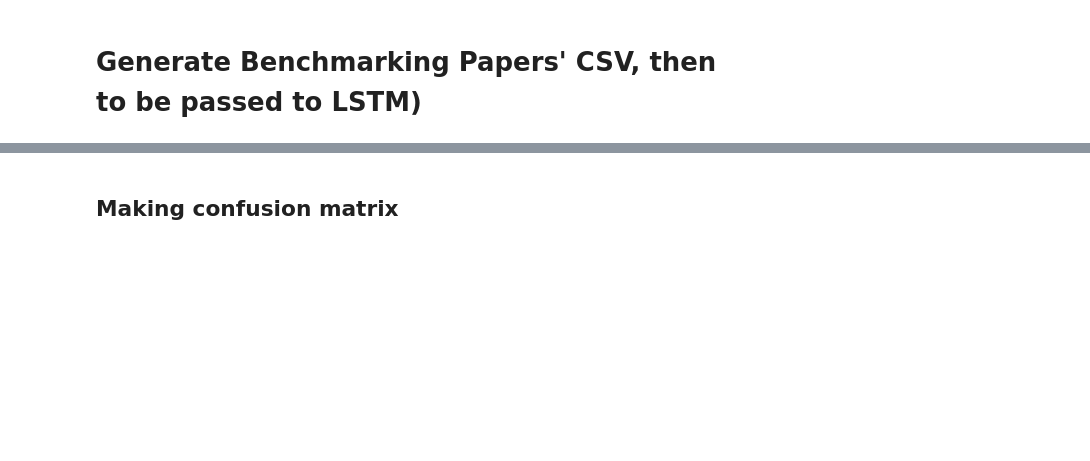
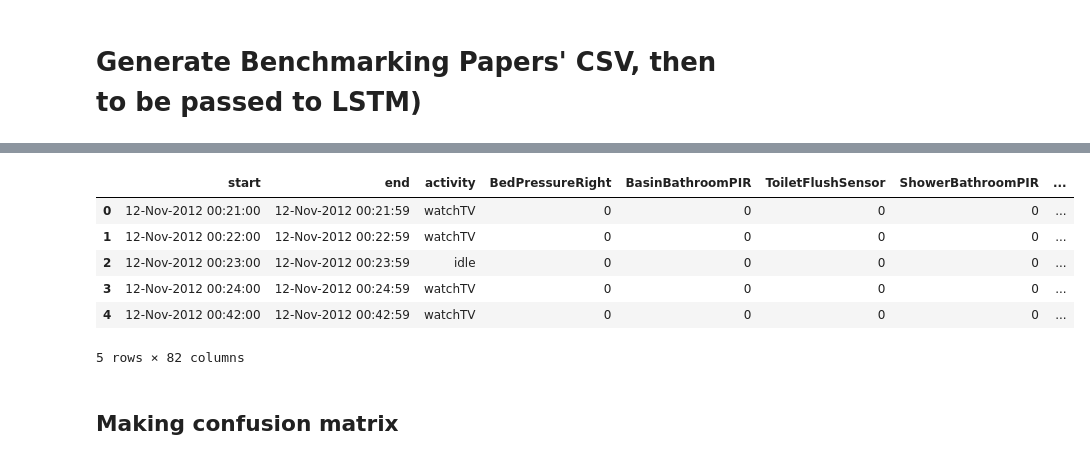
Before and after one commit to harshgrovr/Graphs-Approaches-for-Activity-Recognition-Independent-of-House-Layout, a Jupyter notebook: related_code/3-basics/code.ipynb, the cells around one changed output, grey strips where cells are left out. Cells and saved outputs as stored; diff of their text form; code cells hidden in the pictures; blank space fills up the shorter version.

```diff
--- a/related_code/3-basics/code.ipynb
+++ b/related_code/3-basics/code.ipynb
@@ -552,3 +542,13 @@ compressed.to_csv('../../../../../Thesis/dummyTestforPycharm/data/houseA/eval_cs
+# %%
+final_csv.head()
+# %% [output]
+|  | start | end | activity | BedPressureRight | BasinBathroomPIR | ToiletFlushSensor | ShowerBathroomPIR | ... |
+| 0 | 12-Nov-2012 00:21:00 | 12-Nov-2012 00:21:59 | watchTV | 0 | 0 | 0 | 0 | ... |
+| 1 | 12-Nov-2012 00:22:00 | 12-Nov-2012 00:22:59 | watchTV | 0 | 0 | 0 | 0 | ... |
+| 2 | 12-Nov-2012 00:23:00 | 12-Nov-2012 00:23:59 | idle | 0 | 0 | 0 | 0 | ... |
+| 3 | 12-Nov-2012 00:24:00 | 12-Nov-2012 00:24:59 | watchTV | 0 | 0 | 0 | 0 | ... |
+| 4 | 12-Nov-2012 00:42:00 | 12-Nov-2012 00:42:59 | watchTV | 0 | 0 | 0 | 0 | ... |
+5 rows × 82 columns
 # %% [markdown]
 ## Making confusion matrix
 # %%
```
Also changed, not shown: parts of 22 cells of this notebook, 14 other files.
